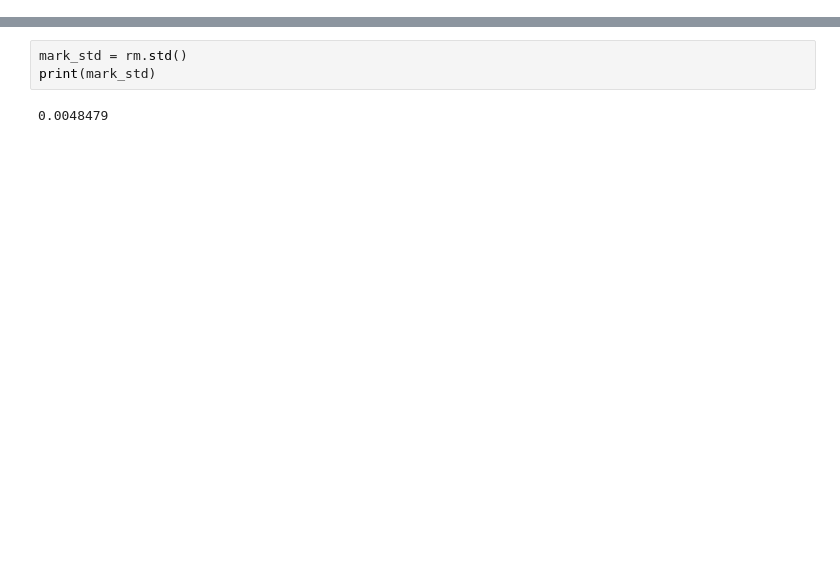
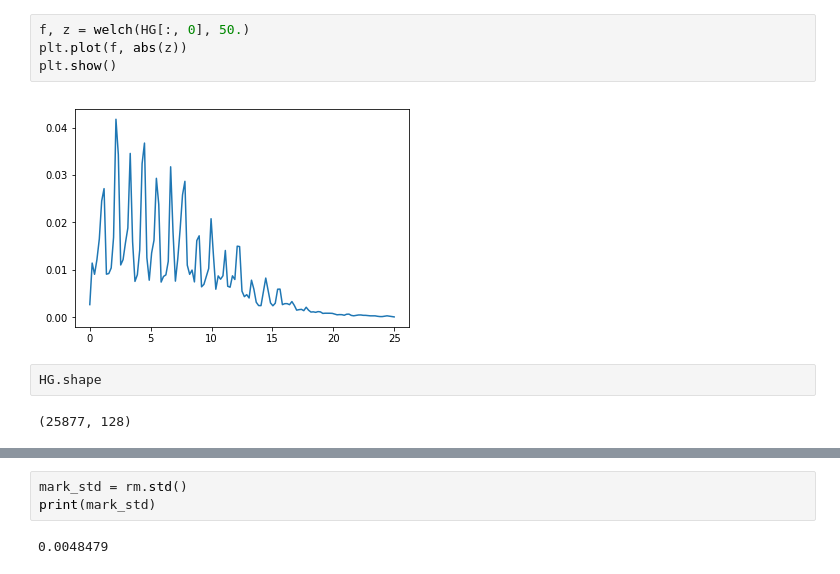
Before and after one commit to BouchardLab/info_measures, a Jupyter notebook: notebooks/ecog_audio.ipynb, the cells around one changed output, grey strips where cells are left out. Saved outputs shown, nothing was run; the diff lists cells and outputs as text; blank space fills up the shorter version.

```diff
--- a/notebooks/ecog_audio.ipynb
+++ b/notebooks/ecog_audio.ipynb
@@ -23,0 +62,10 @@ for fname in files:
+# %%
+f, z = welch(HG[:, 0], 50.)
+plt.plot(f, abs(z))
+plt.show()
+# %% [output]
+[figure, added]
+# %%
+HG.shape
+# %% [output]
+(25877, 128)
```
Also changed, not shown: parts of 19 cells of this notebook, 1 other file.
